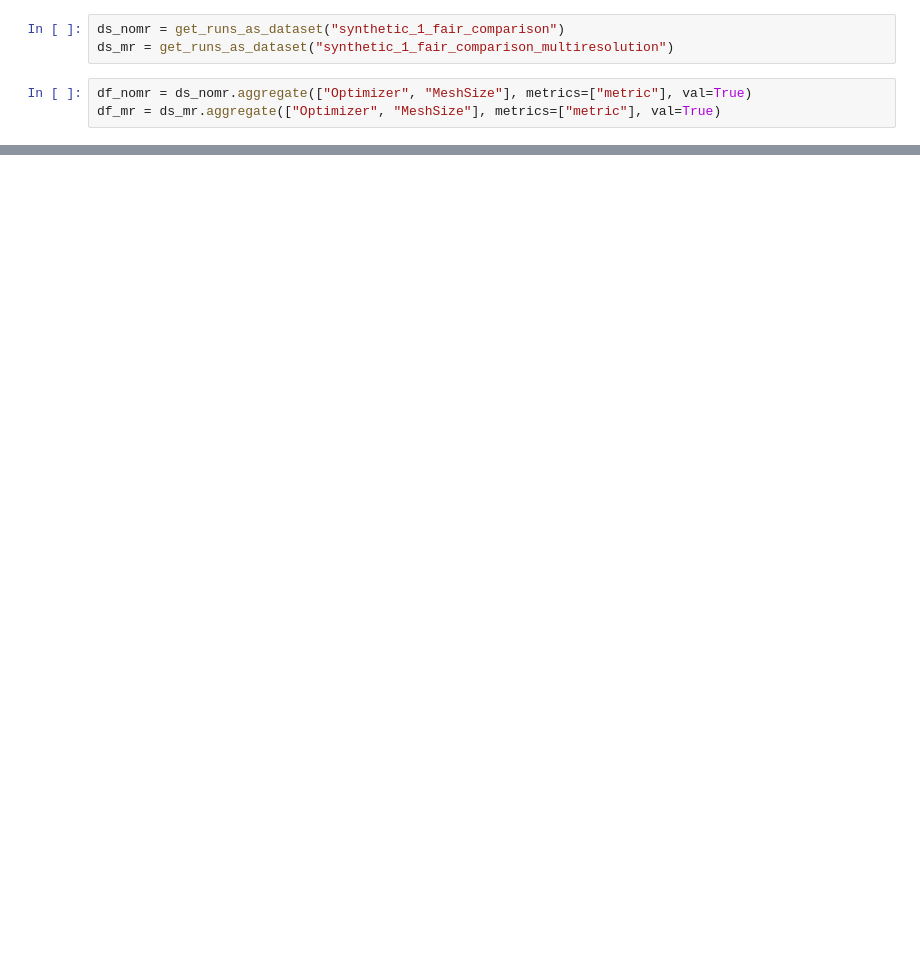
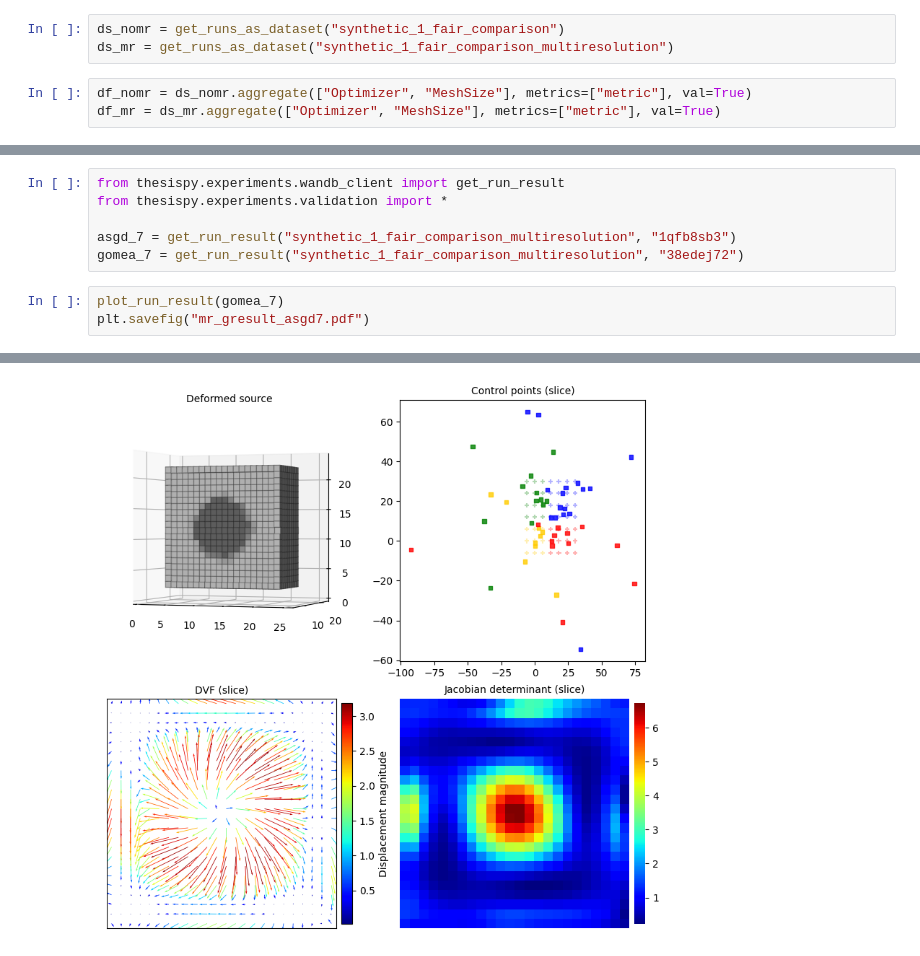
Before and after one commit to joasiee/elastix, a Jupyter notebook: experiments/notebooks/experiments/fair_comparison_mr.ipynb, the cells around one changed output, grey strips where cells are left out. Cells and saved outputs as stored; diff of their text form; blank space fills up the shorter version.

```diff
--- a/experiments/notebooks/experiments/fair_comparison_mr.ipynb
+++ b/experiments/notebooks/experiments/fair_comparison_mr.ipynb
@@ -136,0 +159,10 @@ sem(x)
+# %%
+from thesispy.experiments.wandb_client import get_run_result
+from thesispy.experiments.validation import *
+
+asgd_7 = get_run_result("synthetic_1_fair_comparison_multiresolution", "1qfb8sb3")
+gomea_7 = get_run_result("synthetic_1_fair_comparison_multiresolution", "38edej72")
+# %%
+plot_run_result(gomea_7)
+plt.savefig("mr_gresult_asgd7.pdf")
+# %% [output]
@@ -136,0 +170 @@ sem(x)
+[figure, added]
```
Also changed, not shown: parts of 14 cells of this notebook, 2 other files.
